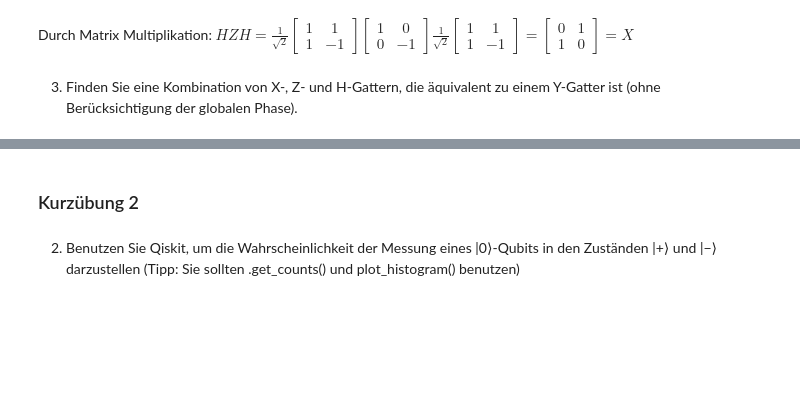
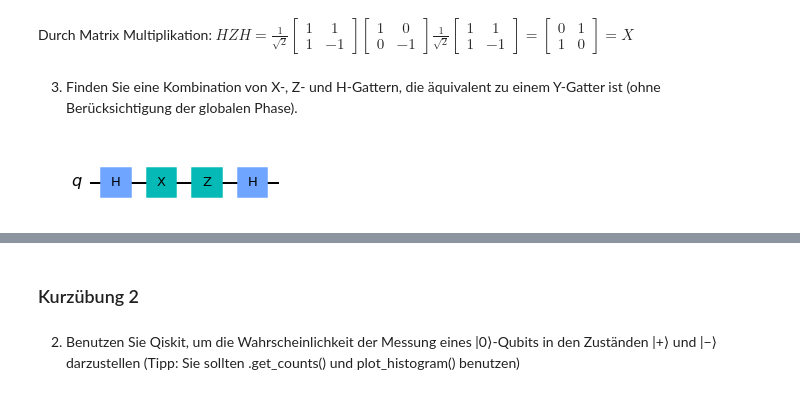
Before and after one commit to czachow/qcmb-training, a Jupyter notebook: solutions/04-EinQubitGatesII-Loesungen.ipynb, the cells around one changed output, grey strips where cells are left out. Cells and saved outputs as stored; diff of their text form; code cells hidden in the pictures; blank space fills up the shorter version.

```diff
--- a/solutions/04-EinQubitGatesII-Loesungen.ipynb
+++ b/solutions/04-EinQubitGatesII-Loesungen.ipynb
@@ -20,23 +20,16 @@ Durch Matrix Multiplikation: $HZH = \tfrac{1}{\sqrt{2}}\begin{bmatrix} 1 & 1 \\
 3. Finden Sie eine Kombination von X-, Z- und H-Gattern, die äquivalent zu einem Y-Gatter ist (ohne Berücksichtigung der globalen Phase).
 # %%
 from qiskit import QuantumCircuit, execute, Aer
-from qiskit_textbook.tools import array_to_latex
+from qiskit.visualization import plot_bloch_multivector
+#from qiskit_textbook.tools import array_to_latex
 
 qc = QuantumCircuit(1)
 # Begin sequence of gates
 qc.h(0)
 qc.x(0)
 qc.z(0)
 qc.h(0)
 
-svsim = Aer.get_backend('statevector_simulator')
-qobj = assemble(qc)
-state = svsim.run(qobj).result().get_statevector()
-plot_bloch_multivector(state)
-# See combined unitary
-simulator = Aer.get_backend('unitary_simulator')
-result = execute(qc, simulator).result()
-unitary = result.get_unitary()
-array_to_latex(unitary)
-# Is equivalent to Y-gate by factor of i
-array_to_latex(unitary*1j)
+qc.draw("mpl")
+# %% [output]
+[figure, added]
```
Also changed, not shown: parts of 7 cells of this notebook, 5 other files.
